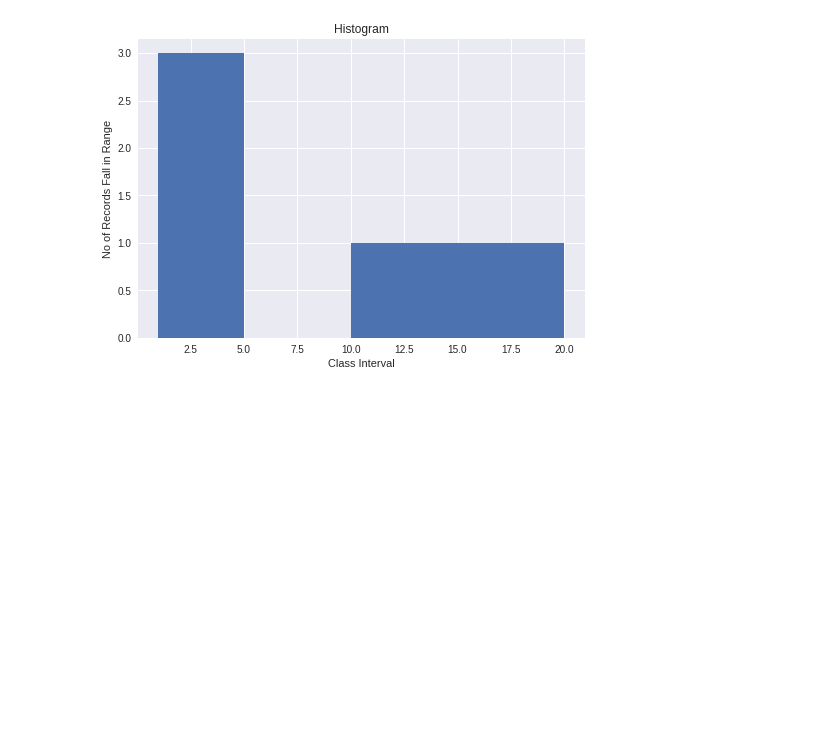
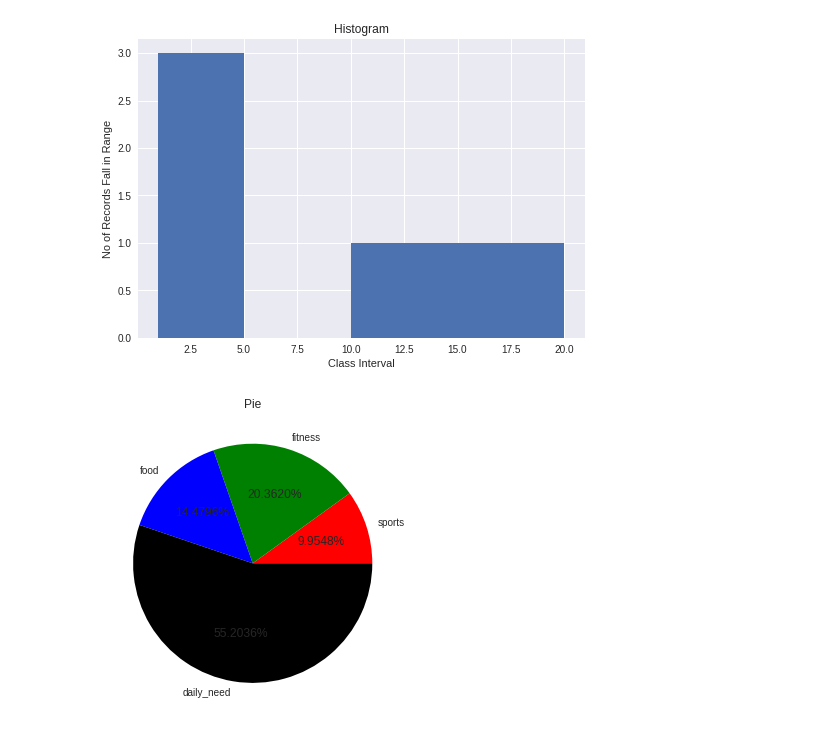
Before and after one commit to pavannayak321/matplotlib, a Jupyter notebook: MatplotTutorial.ipynb, the cells around one changed output. Cells and saved outputs as stored; diff of their text form; code cells hidden in the pictures; blank space fills up the shorter version.

Commit message:
Pie Chart

```diff
--- a/MatplotTutorial.ipynb
+++ b/MatplotTutorial.ipynb
@@ -114,3 +114,23 @@ plt.title('Histogram')
 plt.show()
 # %% [output]
 [figure]
+# %%
+import matplotlib.pyplot as plt
+import numpy as np
+
+
+
+#plotting the pie chart that shows the percentage of investment
+
+spends = [22,45,32,122]
+spends_labels = ['sports','fitness','food','daily_need']
+color = ['r','g','b','k']
+
+plt.pie(spends,labels = spends_labels,colors = color,autopct='%1.4f%%')
+
+
+
+plt.title('Pie')
+plt.show()
+# %% [output]
+[figure, added]
```
